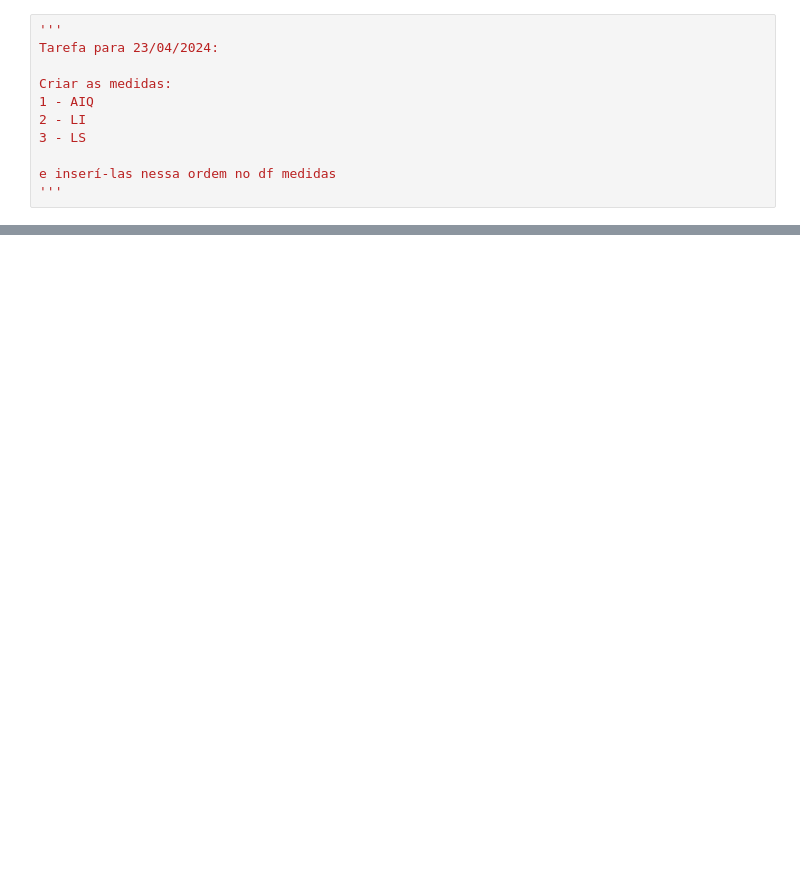
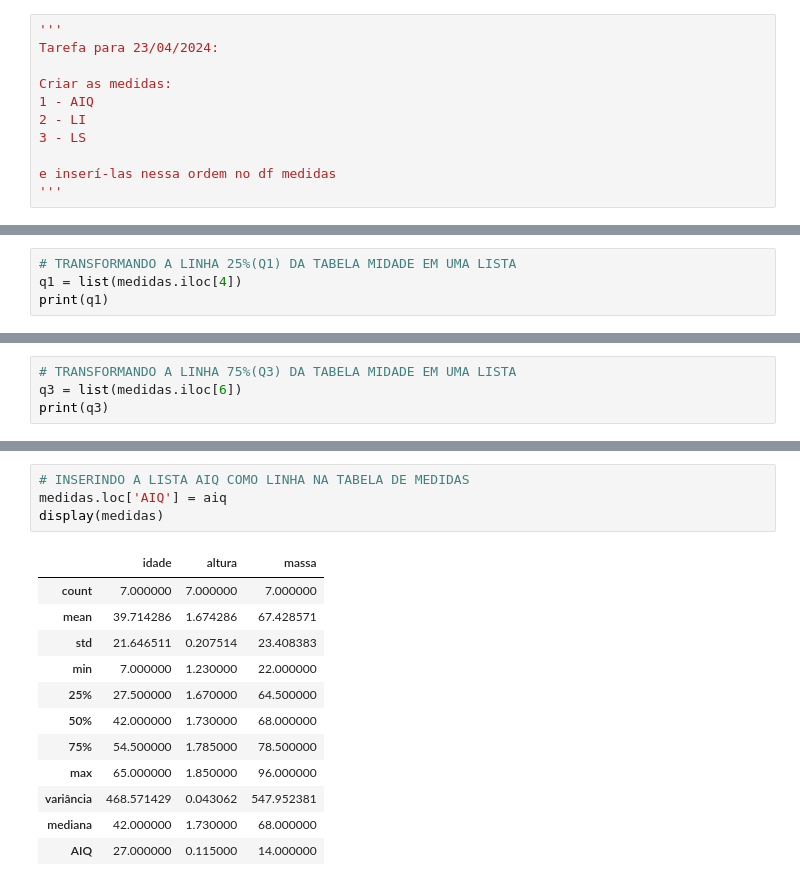
Before and after one commit to Eudesjs/SoulCode_AD6_Analista_Dados, a Jupyter notebook: Cópia_de_Biblioteca_Pandas.ipynb, the cells around one changed output, grey strips where cells are left out. Saved outputs shown, nothing was run; the diff lists cells and outputs as text; blank space fills up the shorter version.

```diff
--- a/Cópia_de_Biblioteca_Pandas.ipynb
+++ b/Cópia_de_Biblioteca_Pandas.ipynb
@@ -120,0 +141,4 @@ e inserí-las nessa ordem no df medidas
+# %%
+# TRANSFORMANDO A LINHA 25%(Q1) DA TABELA MIDADE EM UMA LISTA
+q1 = list(medidas.iloc[4])
+print(q1)
@@ -120,0 +153,4 @@ e inserí-las nessa ordem no df medidas
+# %%
+# TRANSFORMANDO A LINHA 75%(Q3) DA TABELA MIDADE EM UMA LISTA
+q3 = list(medidas.iloc[6])
+print(q3)
@@ -120,0 +167,17 @@ e inserí-las nessa ordem no df medidas
+# %%
+# INSERINDO A LISTA AIQ COMO LINHA NA TABELA DE MEDIDAS
+medidas.loc['AIQ'] = aiq
+display(medidas)
+# %% [output]
+|  | idade | altura | massa |
+| count | 7.000000 | 7.000000 | 7.000000 |
+| mean | 39.714286 | 1.674286 | 67.428571 |
+| std | 21.646511 | 0.207514 | 23.408383 |
+| min | 7.000000 | 1.230000 | 22.000000 |
+| 25% | 27.500000 | 1.670000 | 64.500000 |
+| 50% | 42.000000 | 1.730000 | 68.000000 |
+| 75% | 54.500000 | 1.785000 | 78.500000 |
+| max | 65.000000 | 1.850000 | 96.000000 |
+| variância | 468.571429 | 0.043062 | 547.952381 |
+| mediana | 42.000000 | 1.730000 | 68.000000 |
+| AIQ | 27.000000 | 0.115000 | 14.000000 |
```
Also changed, not shown: parts of 10 cells of this notebook.
